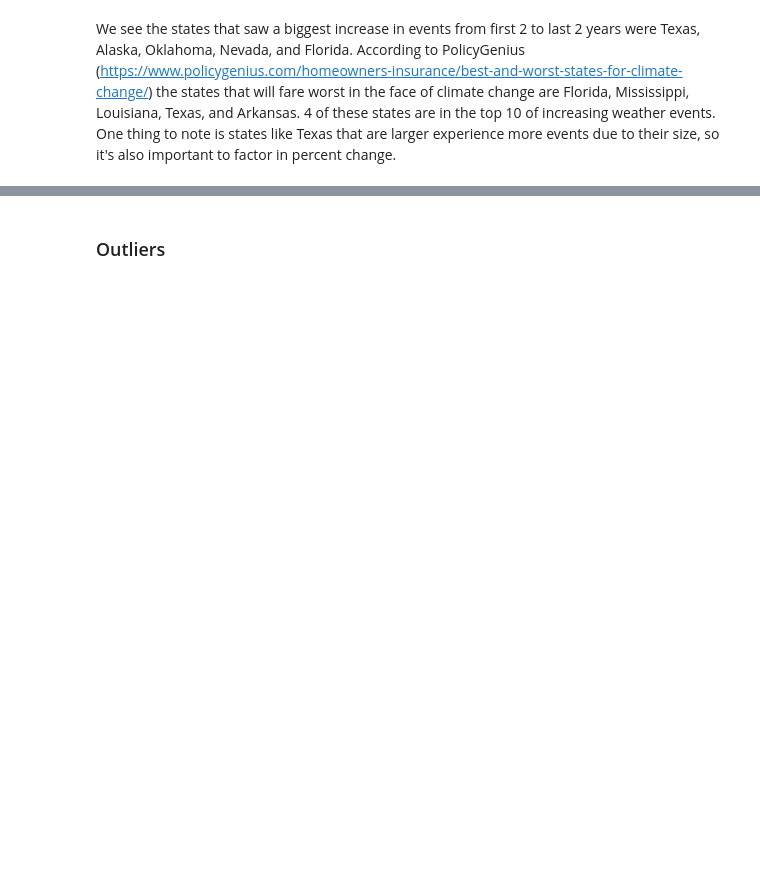
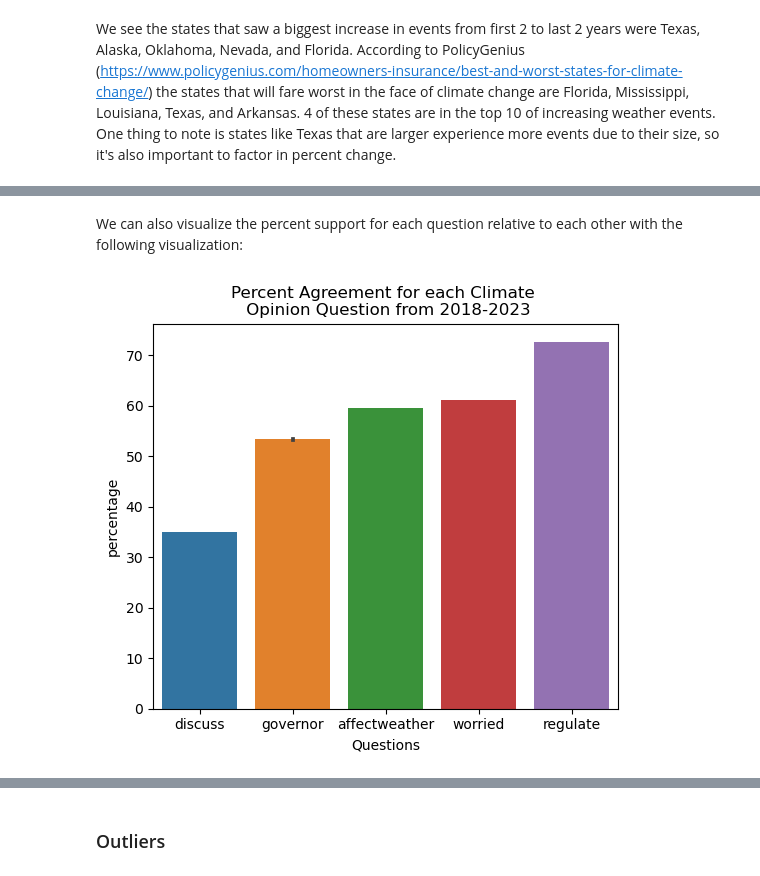
Before and after one commit to ncolebank12/math189-proj, a Jupyter notebook: project.ipynb, the cells around one changed output, grey strips where cells are left out. Drawn from its saved outputs; the diff is of its cells as text; code cells hidden in the pictures; blank space fills up the shorter version.

```diff
--- a/project.ipynb
+++ b/project.ipynb
@@ -363,0 +433,15 @@ print(merged_states.iloc[:10])
+# %% [markdown]
+ We can also visualize the percent support for each question relative to each other with the following visualization:
+# %%
+fig, ax = plt.subplots(1, 1, figsize=(6, 5))
+
+sns.barplot(
+    events_df_merged.sort_values('percentage'),
+    y = 'percentage',
+    x = 'varname',
+    ax = ax).set(
+    title='Percent Agreement for each Climate \n Opinion Question from 2018-2023',
+    xlabel = "Questions"
+);
+# %% [output]
+[figure, added]
```
Also changed, not shown: parts of 69 cells of this notebook.
